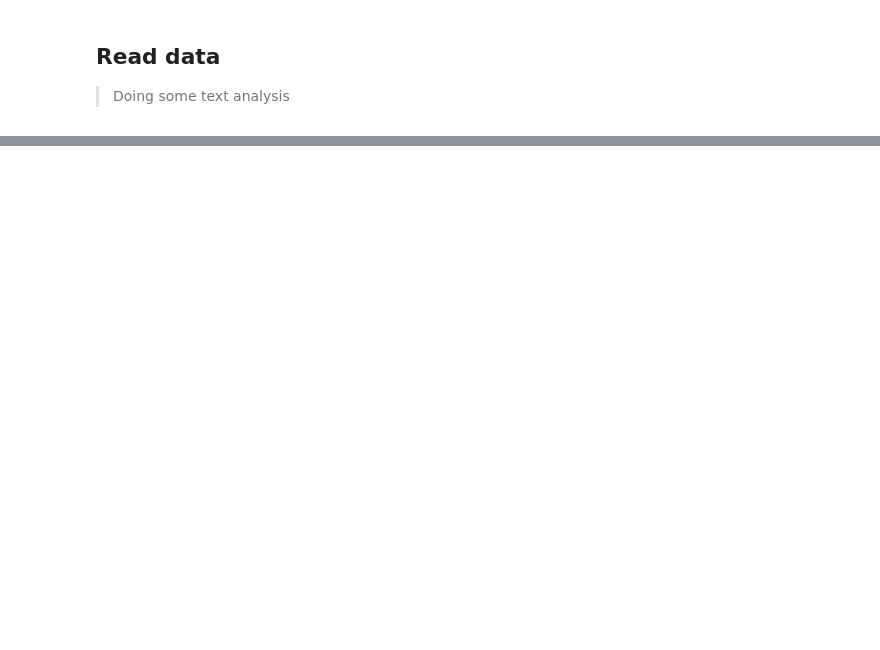
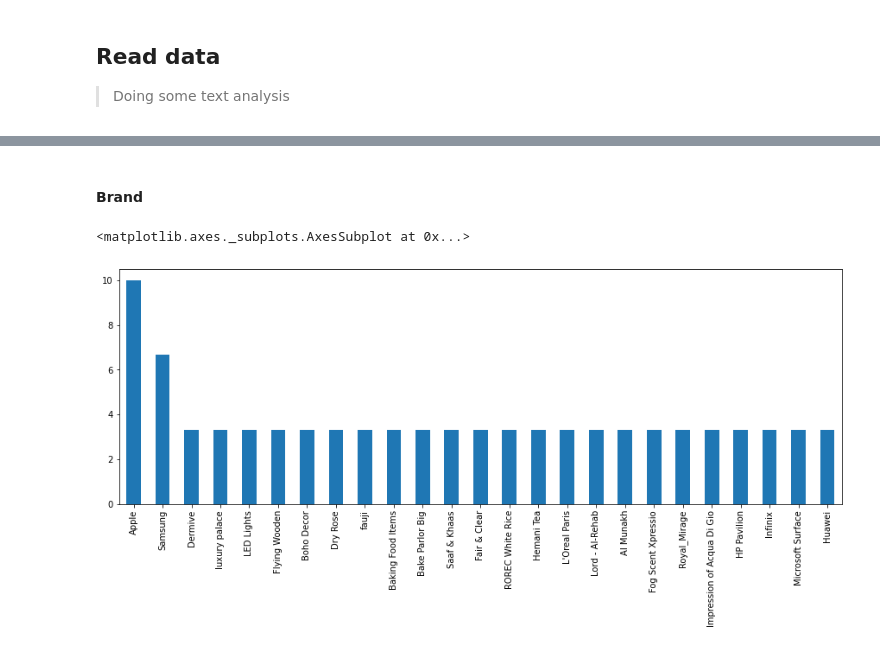
Before and after one commit to ackermanjayjay/Walkhtrough-NLP, a Jupyter notebook: Api_text_crawl/Api_textCrawl.ipynb, the cells around one changed output, grey strips where cells are left out. Cells and saved outputs as stored; diff of their text form; code cells hidden in the pictures; blank space fills up the shorter version.

```diff
--- a/Api_text_crawl/Api_textCrawl.ipynb
+++ b/Api_text_crawl/Api_textCrawl.ipynb
@@ -102,0 +228,10 @@ data
+# %% [markdown]
+#### Brand
+# %%
+plot_brand=data.brand.value_counts().head(25)*100/data.brand.count()
+# %%
+plt.figure(figsize=(15,5))
+plot_brand.plot.bar()
+# %% [output]
+<matplotlib.axes._subplots.AxesSubplot at 0x...>
+[figure, added]
```
Also changed, not shown: parts of 100 cells of this notebook.
